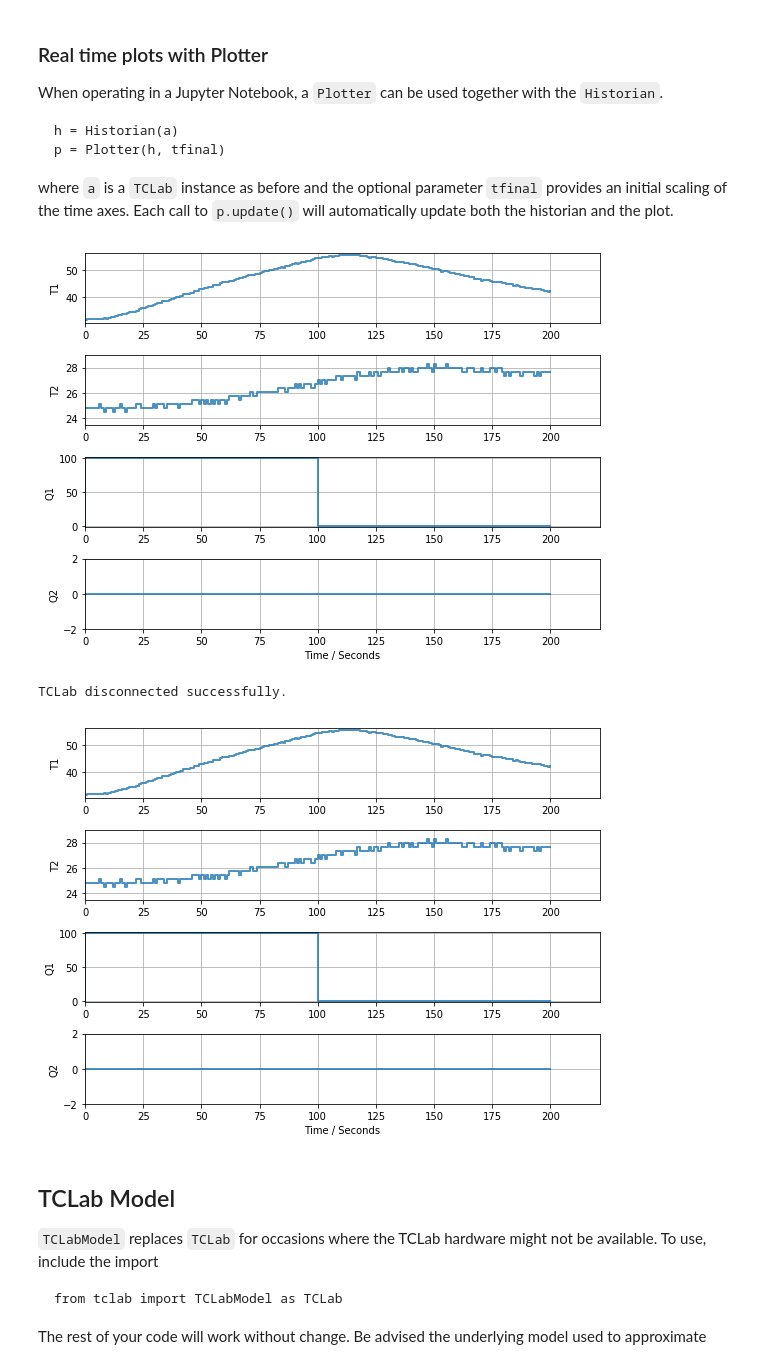
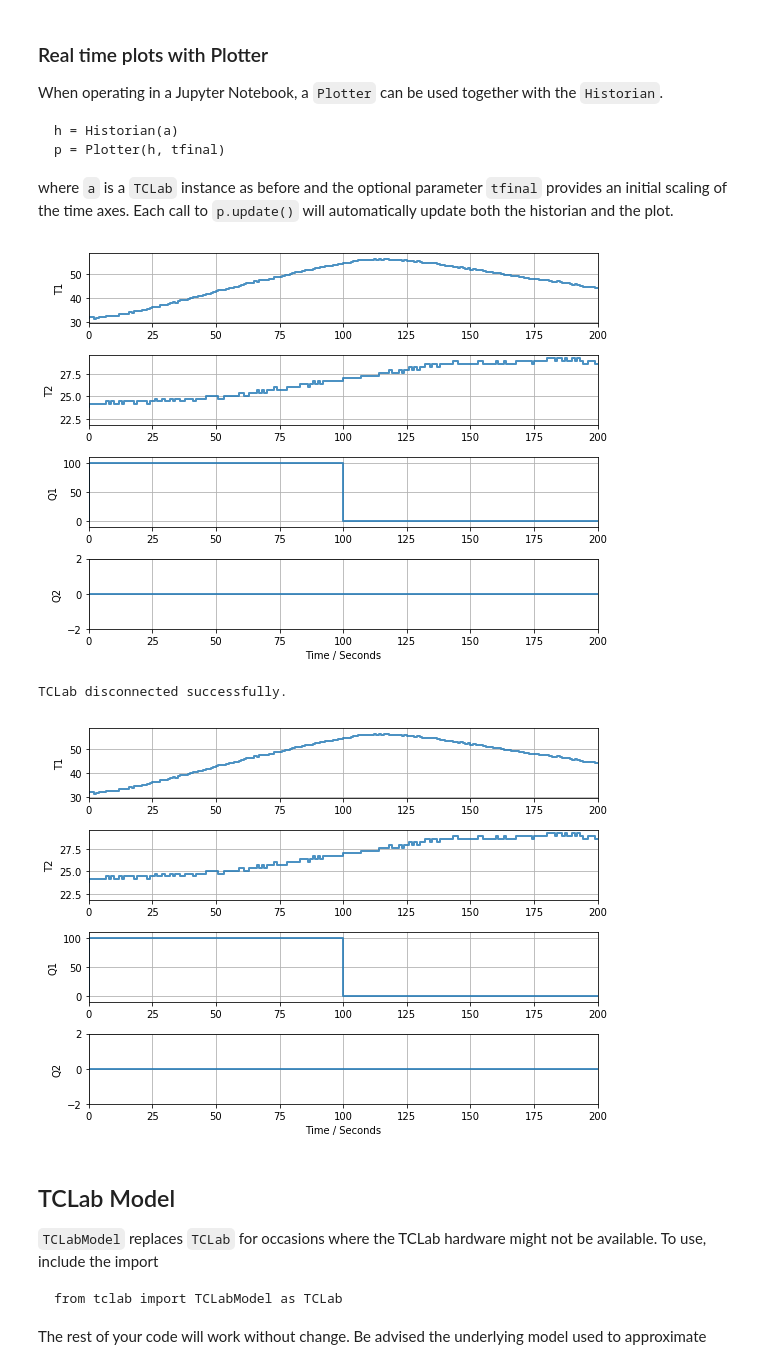
Before and after one commit to jckantor/TCLab, a Jupyter notebook: notebooks/0_TCLab_Overview.ipynb, the cells around one changed output. Saved outputs shown, nothing was run; the diff lists cells and outputs as text; code cells hidden in the pictures.

```diff
--- a/notebooks/0_TCLab_Overview.ipynb
+++ b/notebooks/0_TCLab_Overview.ipynb
@@ -356,17 +374,17 @@ where `a` is a `TCLab` instance as before and the optional parameter `tfinal` pr
 # %%
 %matplotlib inline
 from tclab import TCLab, clock, Historian, Plotter
 
 with TCLab() as a:
     h = Historian(a.sources)
-    p = Plotter(h)
+    p = Plotter(h, twindow=200)
     for t in clock(200):
         a.Q1(100 if t < 100 else 0)
         p.update(t)
 # %% [output]
-[figure, old version]
+[figure, new version]
 TCLab disconnected successfully.
-[figure, old version]
+[figure, new version]
 # %% [markdown]
 ## TCLab Model
 
```
Also changed, not shown: parts of 14 cells of this notebook, 2 other files.
